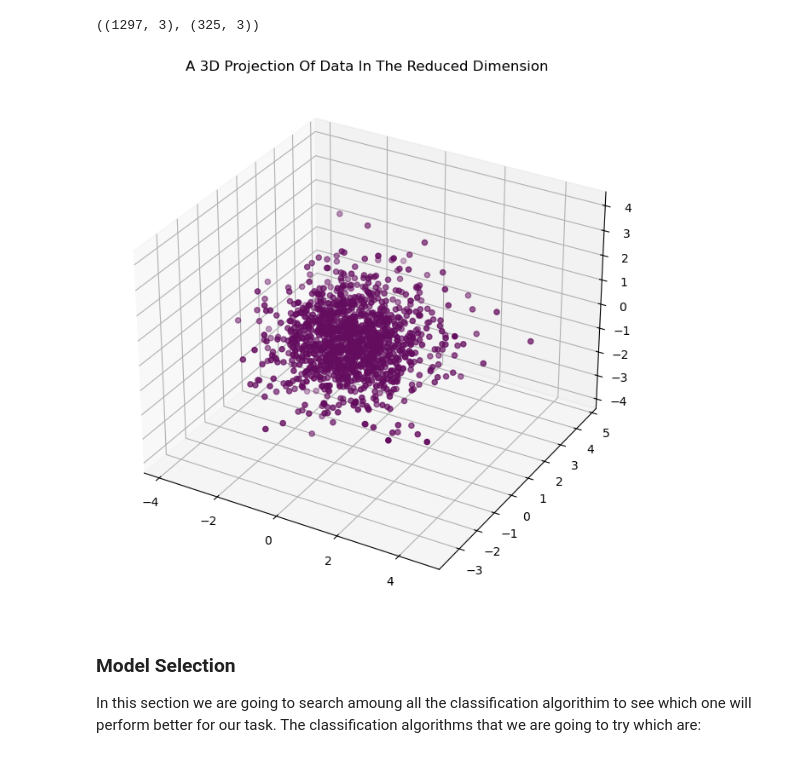
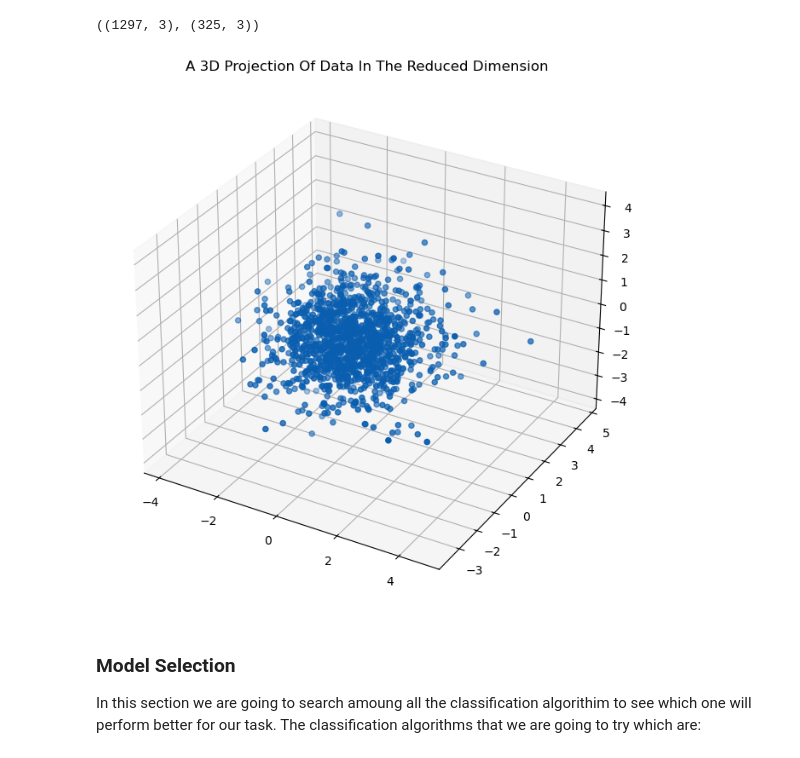
Before and after one commit to CrispenGari/ml-2023, a Jupyter notebook: 04_WATER_QUALITY_PREDICTIONS/02_PCA_AND_DIMENSIONALITY_REDUCTION.ipynb, the cells around one changed output. Saved outputs shown, nothing was run; the diff lists cells and outputs as text; code cells hidden in the pictures.

```diff
--- a/04_WATER_QUALITY_PREDICTIONS/02_PCA_AND_DIMENSIONALITY_REDUCTION.ipynb
+++ b/04_WATER_QUALITY_PREDICTIONS/02_PCA_AND_DIMENSIONALITY_REDUCTION.ipynb
@@ -246,16 +246,16 @@ pca_train_features_transformed.shape, pca_test_features_transformed.shape
 # %%
 #A 3D Projection Of Data In The Reduced Dimension
 x = pca_ds["feature_1"]
 y = pca_ds["feature_2"]
 z = pca_ds["feature_3"]
 #To plot
 fig = plt.figure(figsize=(10,8))
 ax = fig.add_subplot(111, projection="3d")
-ax.scatter(x, y ,z, c="#640D5F", marker="o" )
+ax.scatter(x, y ,z, c="#0A5EB0", marker="o" )
 ax.set_title("A 3D Projection Of Data In The Reduced Dimension")
 plt.show()
 # %% [output]
-[figure, old version]
+[figure, new version]
 # %% [markdown]
 ### Model Selection
 
```
Also changed, not shown: 2 other files.
